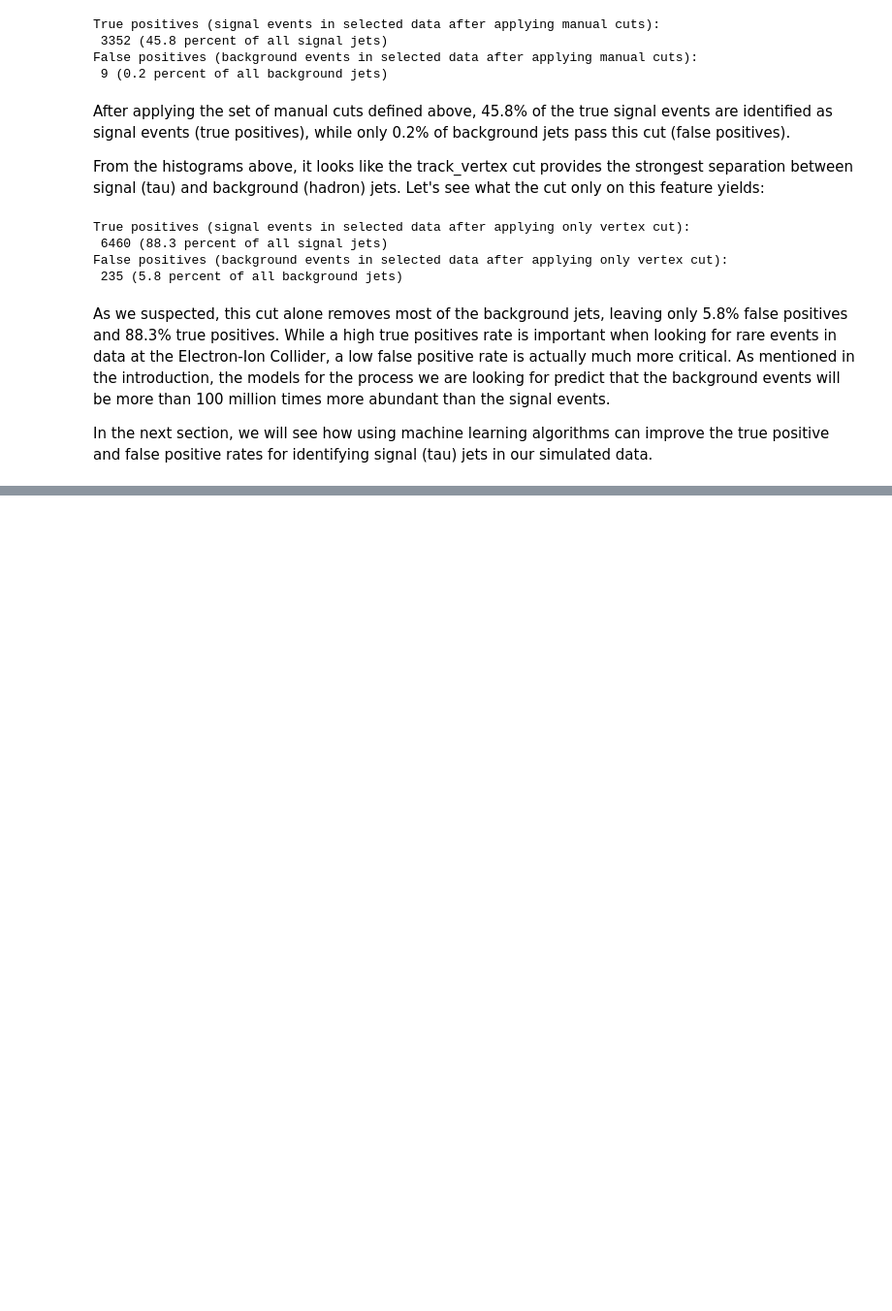
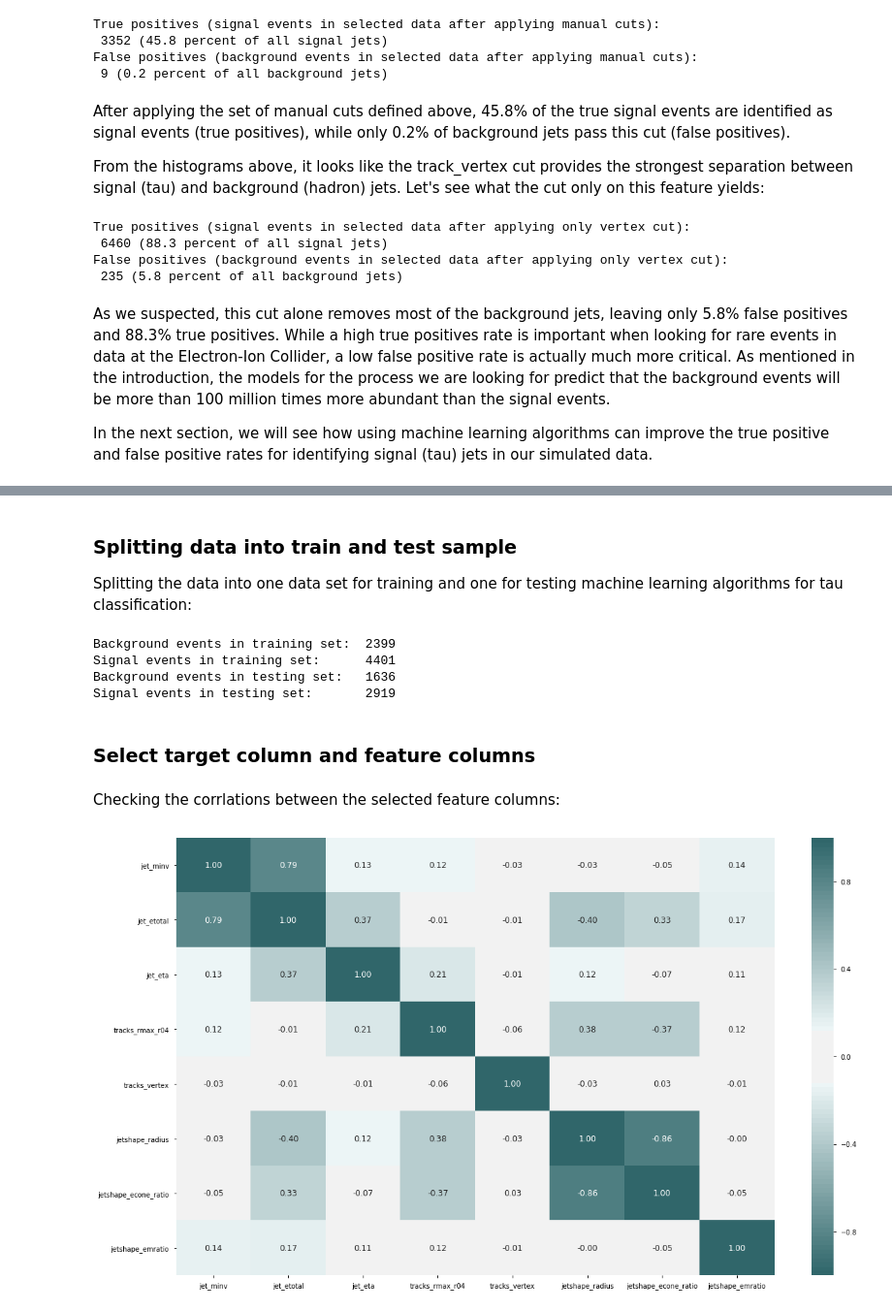
Before and after one commit to nfeege/eic-tau-classification, a Jupyter notebook: eic-tau-classification.ipynb, the cells around one changed output, grey strips where cells are left out. Shown: that part at 97% size. Drawn from its saved outputs; the diff is of its cells as text; code cells hidden in the pictures; blank space fills up the shorter version.

```diff
--- a/eic-tau-classification.ipynb
+++ b/eic-tau-classification.ipynb
@@ -569,0 +397,50 @@ Lorem ipsum...
+# %% [markdown]
+### Splitting data into train and test sample
+
+Splitting the data into one data set for training and one for testing machine learning algorithms for tau classification:
+# %%
+# create a random mask to select events from dataframes
+msk = np.random.rand( len(df_select) ) < 0.6
+
+# use mask to select events for training dataframe and complimentary test dataframe
+df_train = df_select[msk]
+df_test = df_select[~msk]
+
+print( "Background events in training set: ", len( df_train[ df_train['signal']==0 ] ) )
+print( "Signal events in training set:     ", len( df_train[ df_train['signal']==1 ] ) )
+print( "Background events in testing set:  ", len( df_test[ df_test['signal']==0 ] ) )
+print( "Signal events in testing set:      ", len( df_test[ df_test['signal']==1 ] ) )
+# %% [output]
+Background events in training set:  2399
+Signal events in training set:      4401
+Background events in testing set:   1636
+Signal events in testing set:       2919
+# %% [markdown]
+###  Select target column and feature columns
+# %%
+# target column
+target_col = 'signal'
+
+# feature columns
+feature_cols = [
+    'jet_minv',
+    'jet_etotal',
+    'jet_eta',
+    'tracks_rmax_r04',
+    'tracks_vertex',
+    'jetshape_radius',
+    'jetshape_econe_ratio',
+    'jetshape_emratio'
+]
+# %% [markdown]
+Checking the corrlations between the selected feature columns:
+# %%
+# display correlation parameters for pairs of paramter as heatmap
+with sns.plotting_context("notebook", font_scale=1.0 ):
+    fig = plt.figure(figsize=(20, 12))
+    ax = sns.heatmap(df_select[feature_cols].corr(),
+                     vmin=-1,vmax=1,annot=True, fmt=".2f", cmap=sns.diverging_palette(200, 200, l=40, sep=30, n=100))
+    ax.set(xlabel='', ylabel='')
+    plt.show()
+# %% [output]
+[figure, added]
```
Also changed, not shown: parts of 56 cells of this notebook.
